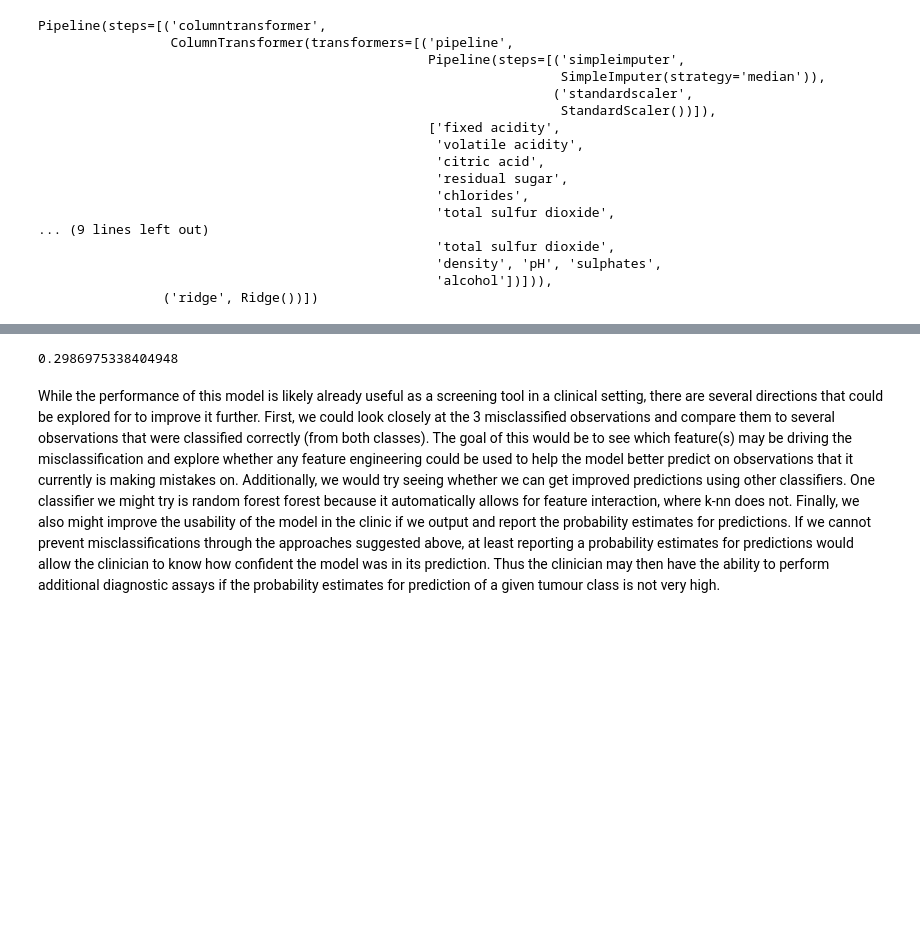
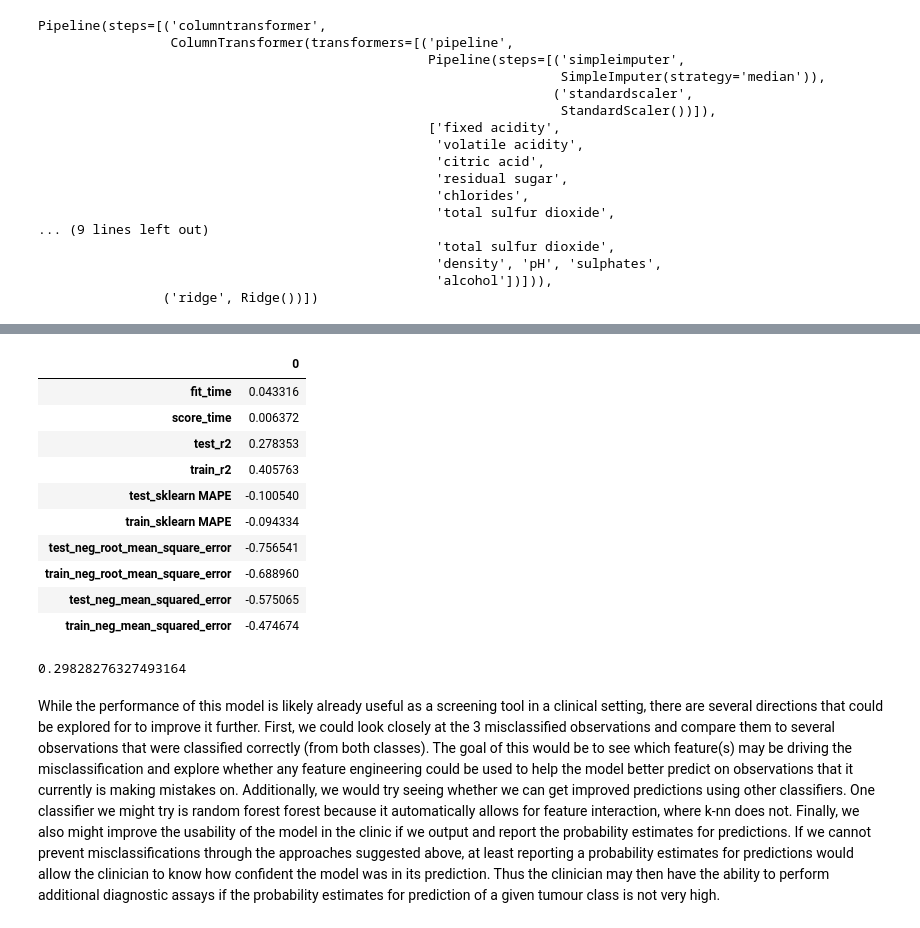
Before and after one commit to UBC-MDS/DSCI_522_group16, a Jupyter notebook: src/portugal_wine_quality_predictor.ipynb, the cells around one changed output, grey strips where cells are left out. Saved outputs shown, nothing was run; the diff lists cells and outputs as text; code cells hidden in the pictures; blank space fills up the shorter version.

```diff
--- a/src/portugal_wine_quality_predictor.ipynb
+++ b/src/portugal_wine_quality_predictor.ipynb
@@ -283,4 +298,18 @@ Pipeline(steps=[('columntransformer',
+# %%
+score_table.mean(axis=1).to_frame()
+# %% [output]
+|  | 0 |
+| fit_time | 0.043316 |
+| score_time | 0.006372 |
+| test_r2 | 0.278353 |
+| train_r2 | 0.405763 |
+| test_sklearn MAPE | -0.100540 |
+| train_sklearn MAPE | -0.094334 |
+| test_neg_root_mean_square_error | -0.756541 |
+| train_neg_root_mean_square_error | -0.688960 |
+| test_neg_mean_squared_error | -0.575065 |
+| train_neg_mean_squared_error | -0.474674 |
 # %%
-random_search.best_score_ #Get the mean cross-validated score using the best hyperparameter values found by grid search.
+best_model.score(x_test_w, y_test_w)  # Get the scores using the best hyperparameter values found by grid search
 # %% [output]
-0.2986975338404948
+0.29828276327493164
```
Also changed, not shown: parts of 11 cells of this notebook, 1 other file.
